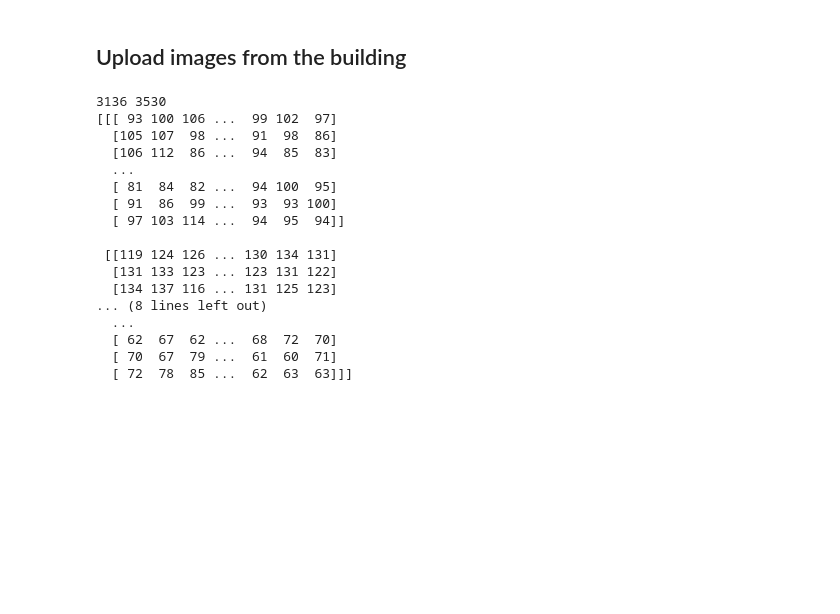
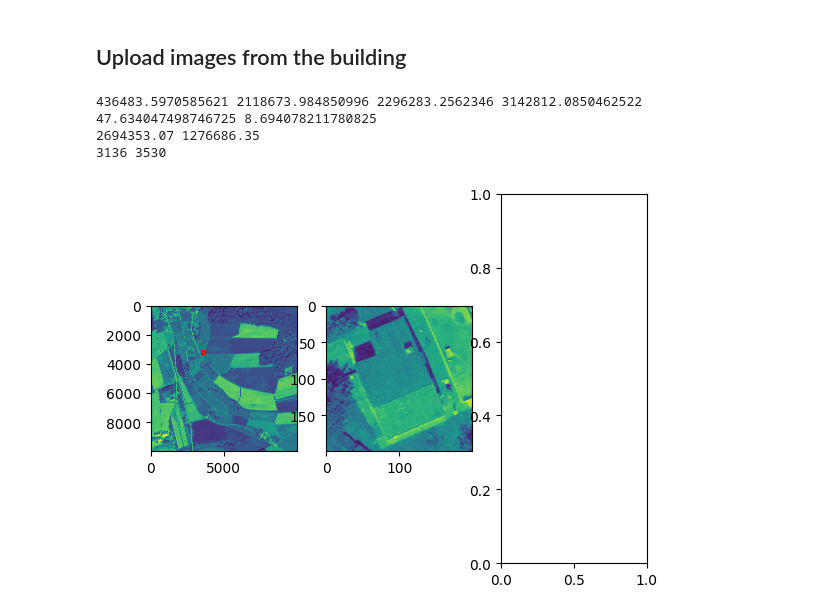
Before and after one commit to looopic/3DTexturingWithOpenData, a Jupyter notebook: getModelFromAddress.ipynb, the cells around one changed output. Saved outputs shown, nothing was run; the diff lists cells and outputs as text; code cells hidden in the pictures; blank space fills up the shorter version.

Commit message:
Fixed Aerial Imagerie

```diff
--- a/getModelFromAddress.ipynb
+++ b/getModelFromAddress.ipynb
@@ -90,6 +90,8 @@ tolerance = 0.01
 
 # List to store the filtered KML data
 filtered_kml_data = []
+lat_kml = None
+lon_kml = None
 
 # Iterate through the KML files
 for kml_file in kml_files:
@@ -110,6 +112,8 @@ for kml_file in kml_files:
             distance = calculate_distance(lat, lon, latitudes[i], longitudes[i])
             if distance <= tolerance:
                 filtered_kml_data.append((kml_file, latitudes[i], longitudes[i],  hrefs[i]))
+                lat_kml = latitudes[i]
+                lon_kml = longitudes[i]
 
 # Print the filtered KML data
 #for data in filtered_kml_data:
@@ -569,50 +573,74 @@ Scene(children=[PolyMesh(data=[], triangle_indices=array([  0,   1,   2,   3,
 # %%
 from pyproj import Transformer
 import rasterio, rasterio.features, rasterio.warp
-from PIL import Image
+from rasterio.windows import Window
 
 transformer_to_wgs = Transformer.from_crs("EPSG:2056", "EPSG:4326")
 transformer_to_lv95 = Transformer.from_crs("EPSG:4326", "EPSG:2056")
+
+walls2D = wallsNS2D + wallsWE2D
+wallsx, wallsy = [],[]
+wallsxt, wallsyt = [],[]
+
+for i in range(len(walls2D)):
+    if(i%2==0):
+        wallsx.append(walls2D[i]+lon_kml)
+    else:
+        wallsy.append(walls2D[i]+lat_kml)
+
+for x, y in zip(wallsx, wallsy):
+    yt, xt = transformer_to_lv95.transform(y, x)
+    wallsxt.append(xt)
+    wallsyt.append(yt)
+
+minx, maxx, miny, maxy=min(wallsxt), max(wallsxt), min(wallsyt), max(wallsyt)
+
+print(minx, maxx, miny, maxy)
+
+
 
 xlv95, ylv95 = transformer_to_lv95.transform(lat, lon)
 xlv95, ylv95 = int(xlv95/1000), int(ylv95/1000)
 
 roof_Polygon = []
 roof_image = None
 
 for tif in os.listdir("swissImage"):
     if tif == 'swissimage-dop10_2022_{x}-{y}_0.1_2056.tif'.format(x=xlv95, y=ylv95):
         aerial_image = tif
         break
 
-xlv95, ylv95 = transformer_to_lv95.transform(lat, lon)
+xlv95, ylv95 = transformer_to_lv95.transform(lat_kml, lon_kml)
+xlv95, ylv95 = round(xlv95,2), round(ylv95,2)
+
+print(lat_kml, lon_kml)
+print(xlv95, ylv95)
+
+
 
 with rasterio.open("swissImage\\"+aerial_image) as src:
     xtif, ytif = src.index(xlv95, ylv95)
     print(xtif, ytif)
 
-    window_size = 100
-    window = src.read(window=((ytif - window_size, ytif + window_size + 1),
-                           (xtif - window_size, xtif + window_size + 1)))
+    window_size = 200
+    window = src.read(window=Window(ytif-window_size/2, xtif-window_size/2,window_size, window_size))
+    window_cut=src.read(window=Window(ytif-(ytif-miny), xtif-(xtif-minx), maxx-minx, maxy-miny))
+    image_array=src.read(1)
 
-    print(window)
-    image = Image.fromarray(window[0])
-    image.show()
+    plt.subplot(1,3,1)
+    plt.imshow(image_array)
+    plt.plot([ytif, ytif+window_size], [xtif, xtif], 'r')
+    plt.plot([ytif, ytif], [xtif, xtif+window_size], 'r')
+    plt.plot([ytif+window_size, ytif+window_size], [xtif, xtif+window_size], 'r')
+    plt.plot([ytif, ytif+window_size], [xtif+window_size, xtif+window_size], 'r')
+    plt.subplot(1,3,2)
+    plt.imshow(window[0])
+    plt.subplot(1,3,3)
+
+    #plt.show()
 # %% [output]
+436483.5970585621 2118673.984850996 2296283.2562346 3142812.0850462522
+47.634047498746725 8.694078211780825
+2694353.07 1276686.35
 3136 3530
-[[[ 93 100 106 ...  99 102  97]
-  [105 107  98 ...  91  98  86]
-  [106 112  86 ...  94  85  83]
-  ...
-  [ 81  84  82 ...  94 100  95]
-  [ 91  86  99 ...  93  93 100]
-  [ 97 103 114 ...  94  95  94]]
-
- [[119 124 126 ... 130 134 131]
-  [131 133 123 ... 123 131 122]
-  [134 137 116 ... 131 125 123]
-... (8 lines left out)
-  ...
-  [ 62  67  62 ...  68  72  70]
-  [ 70  67  79 ...  61  60  71]
-  [ 72  78  85 ...  62  63  63]]]
+[figure, added]
```
